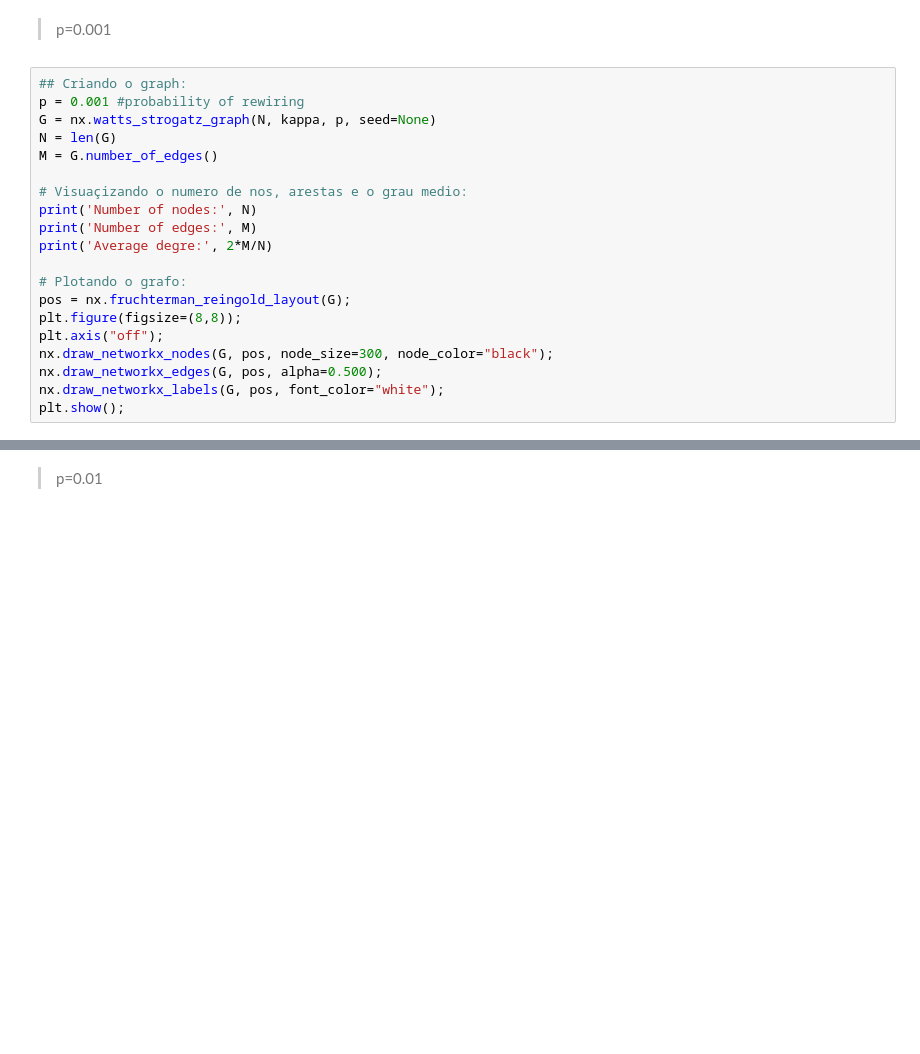
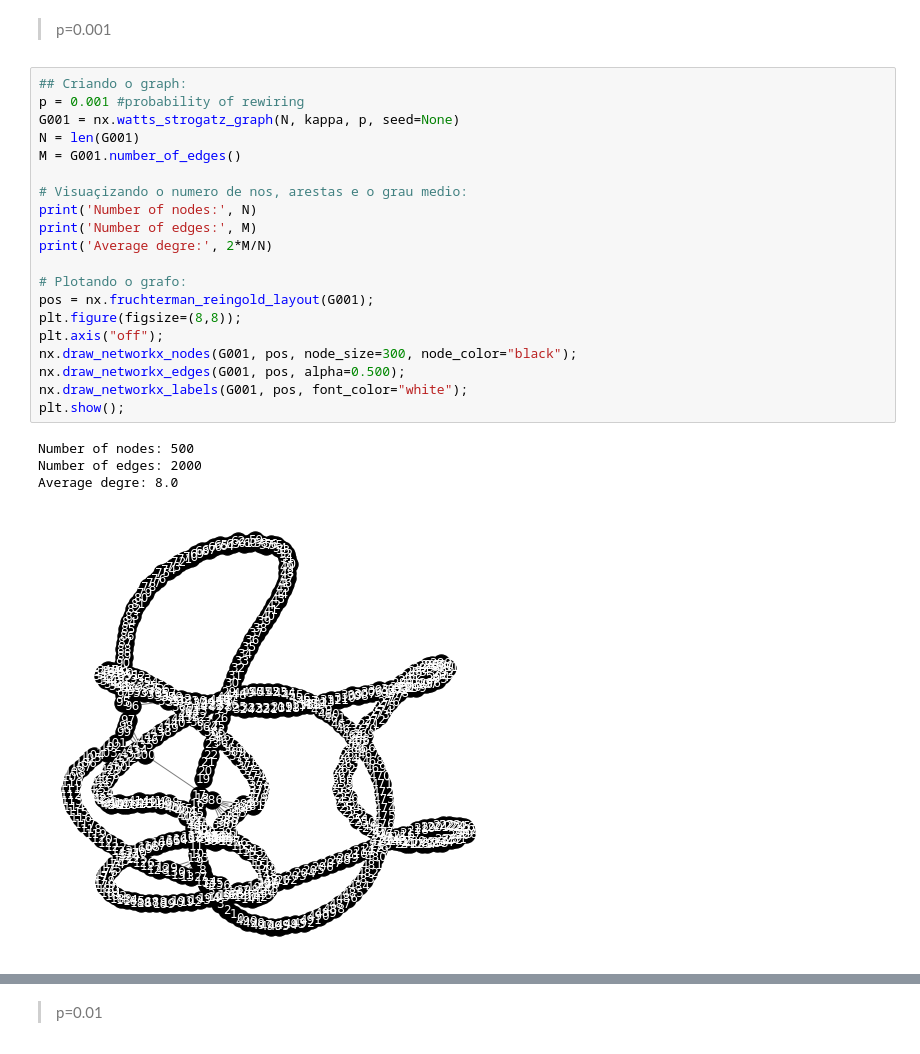
Before and after one commit to illiamw/Redes-Complexas, a Jupyter notebook: Projeto4/Projeto4.ipynb, the cells around one changed output, grey strips where cells are left out. Cells and saved outputs as stored; diff of their text form; blank space fills up the shorter version.

```diff
--- a/Projeto4/Projeto4.ipynb
+++ b/Projeto4/Projeto4.ipynb
@@ -256,23 +267,28 @@ plt.show();
 # %%
 ## Criando o graph:
 p = 0.001 #probability of rewiring
-G = nx.watts_strogatz_graph(N, kappa, p, seed=None)
-N = len(G)
-M = G.number_of_edges()
+G001 = nx.watts_strogatz_graph(N, kappa, p, seed=None)
+N = len(G001)
+M = G001.number_of_edges()
 
 # Visuaçizando o numero de nos, arestas e o grau medio:
 print('Number of nodes:', N)
 print('Number of edges:', M)
 print('Average degre:', 2*M/N)
 
 # Plotando o grafo:
-pos = nx.fruchterman_reingold_layout(G);
+pos = nx.fruchterman_reingold_layout(G001);
 plt.figure(figsize=(8,8));
 plt.axis("off");
-nx.draw_networkx_nodes(G, pos, node_size=300, node_color="black");
-nx.draw_networkx_edges(G, pos, alpha=0.500);
-nx.draw_networkx_labels(G, pos, font_color="white");
+nx.draw_networkx_nodes(G001, pos, node_size=300, node_color="black");
+nx.draw_networkx_edges(G001, pos, alpha=0.500);
+nx.draw_networkx_labels(G001, pos, font_color="white");
 plt.show();
+# %% [output]
+Number of nodes: 500
+Number of edges: 2000
+Average degre: 8.0
+[figure, added]
 # %%
 #definindo A probabilidade crítica de reduzir o
 #tamanho do maior componente para zero
```
Also changed, not shown: parts of 28 cells of this notebook.
